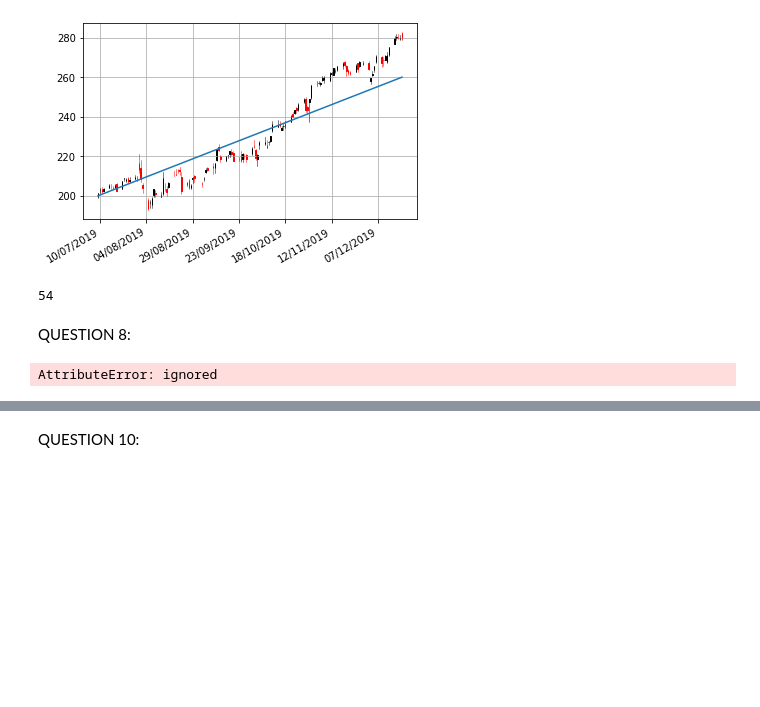
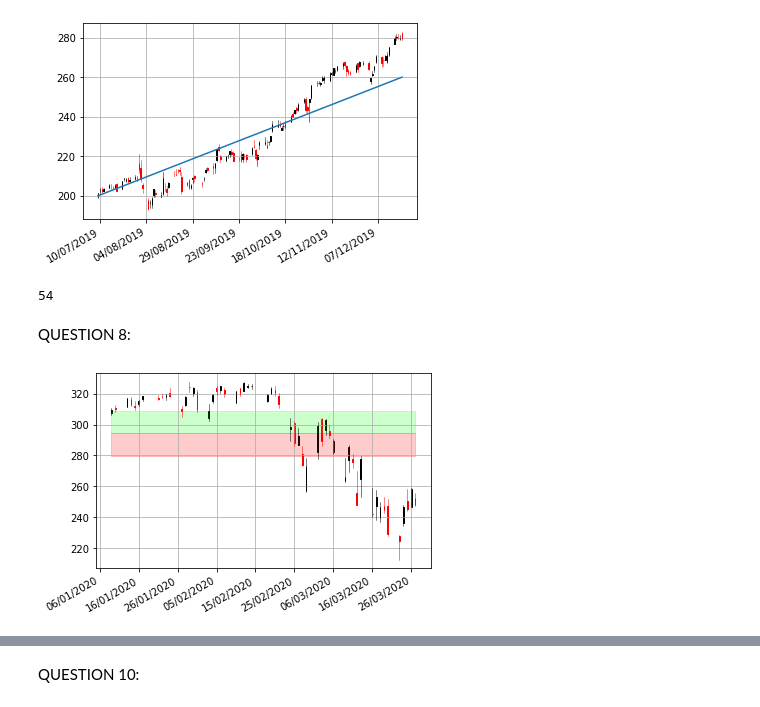
Before and after one commit to khalilacheche/Stocks-Analyser-Fetcher, a Jupyter notebook: main.ipynb, the cells around one changed output, grey strips where cells are left out. Saved outputs shown, nothing was run; the diff lists cells and outputs as text; code cells hidden in the pictures; blank space fills up the shorter version.

```diff
--- a/main.ipynb
+++ b/main.ipynb
@@ -454,33 +479,43 @@ QUESTION 8:
 # %%
 import matplotlib as mpl
 import matplotlib.pyplot as plt
 import mplfinance as mpf
+import matplotlib.patches as patches
 from mplfinance.original_flavor import candlestick_ohlc
 def draw_enveloppe(ticker,date_start,date_end,source,pourcentage):
   PROJET = sqlite3.connect('PROJET.db')
 
   query = "SELECT * FROM Candlesticks WHERE ticker='"+ticker+"' AND date >= '"+date_start.strftime("%Y/%m/%d")+"' AND date <= '"+date_end.strftime("%Y/%m/%d")+"'"
   df=pd.read_sql_query(query,PROJET)
   if source=="open":
     moyenne=df['open_price'].mean()
   elif source=="close":
     moyenne=df['close_price'].mean()
-  up=moyenne+moyenne*pourcentage
-  down=moyenne-moyenne*pourcentage
+  date_format = mpl.dates.DateFormatter('%d/%m/%Y')               #### on affiche les dates en format JJ/MM/AAAA
+  df.date=mpl.dates.date2num(pd.to_datetime(df.date))
+  df.index=df.date
+    ###Afiichage Candlesticks
+  fig, ax = plt.subplots()
+  quot=df[['date','open_price','high_price','low_price','close_price']].values.tolist()
+  candlestick_ohlc(ax, quotes=quot)
 
-  df.index=mpl.dates.date2num(pd.to_datetime(df.date).to_pydatetime())
 
-  df=df.rename(columns={"open_price": "Open", "close_price": "Close","high_price":"High","low_price":"Low"})
-  display(df)
+  start = df.date.iloc[0]
+  end = df.date.iloc[-1]
+  width = end - start
+  green_color=(0,1,0,0.2)
+  red_color=(1,0,0,0.2)
+  rect_up = patches.Rectangle((df.date.iloc[0],moyenne ), width,moyenne*pourcentage , color=green_color)
+  rect_down=patches.Rectangle((df.date.iloc[0],moyenne-moyenne*pourcentage ), width,moyenne*pourcentage ,color=red_color)
+  ax.add_patch(rect_up)
+  ax.add_patch(rect_down)
 
-  fig, ax = plt.subplots()
-  candlestick_ohlc(ax, quotes=[df['date'],df['Open'],df['High'], df['Low'],df['Close']])
+  ax.xaxis.set_major_formatter(date_format)
   ax.autoscale_view()
   ax.grid(True)
   fig.autofmt_xdate()
-
   plt.show()
 
-draw_enveloppe("AMZN", datetime(2020,1,9),datetime(2020,3,29), "open", 0.01)
+draw_enveloppe("AAPL", datetime(2020,1,9),datetime(2020,3,29), "open", 0.05)
 # %% [output]
-AttributeError: ignored
+[figure, added]
```
Also changed, not shown: parts of 16 cells of this notebook.
